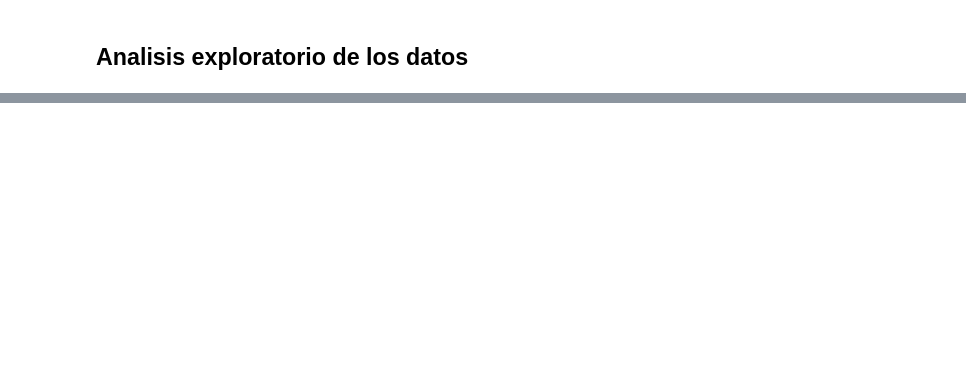
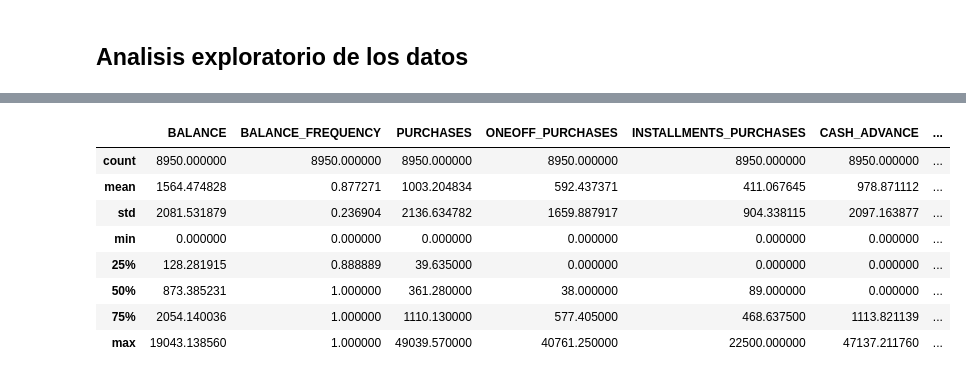
Before and after one commit to eolo-ws/proyecto-1-mineria-datos, a Jupyter notebook: proyecto-mineria-grupo-5.ipynb, the cells around one changed output, grey strips where cells are left out. Saved outputs shown, nothing was run; the diff lists cells and outputs as text; code cells hidden in the pictures; blank space fills up the shorter version.

```diff
--- a/proyecto-mineria-grupo-5.ipynb
+++ b/proyecto-mineria-grupo-5.ipynb
@@ -34,0 +142,12 @@ display(df.head(4))
+# %%
+df.describe()
+# %% [output]
+|  | BALANCE | BALANCE_FREQUENCY | PURCHASES | ONEOFF_PURCHASES | INSTALLMENTS_PURCHASES | CASH_ADVANCE | ... |
+| count | 8950.000000 | 8950.000000 | 8950.000000 | 8950.000000 | 8950.000000 | 8950.000000 | ... |
+| mean | 1564.474828 | 0.877271 | 1003.204834 | 592.437371 | 411.067645 | 978.871112 | ... |
+| std | 2081.531879 | 0.236904 | 2136.634782 | 1659.887917 | 904.338115 | 2097.163877 | ... |
+| min | 0.000000 | 0.000000 | 0.000000 | 0.000000 | 0.000000 | 0.000000 | ... |
+| 25% | 128.281915 | 0.888889 | 39.635000 | 0.000000 | 0.000000 | 0.000000 | ... |
+| 50% | 873.385231 | 1.000000 | 361.280000 | 38.000000 | 89.000000 | 0.000000 | ... |
+| 75% | 2054.140036 | 1.000000 | 1110.130000 | 577.405000 | 468.637500 | 1113.821139 | ... |
+| max | 19043.138560 | 1.000000 | 49039.570000 | 40761.250000 | 22500.000000 | 47137.211760 | ... |
```
Also changed, not shown: parts of 13 cells of this notebook, 1 other file.
